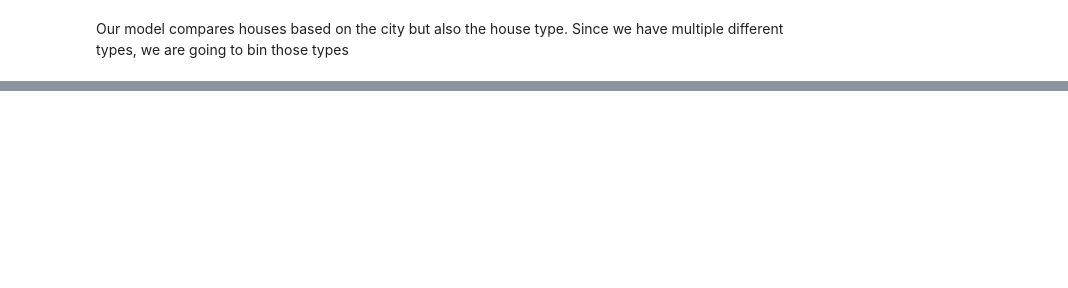
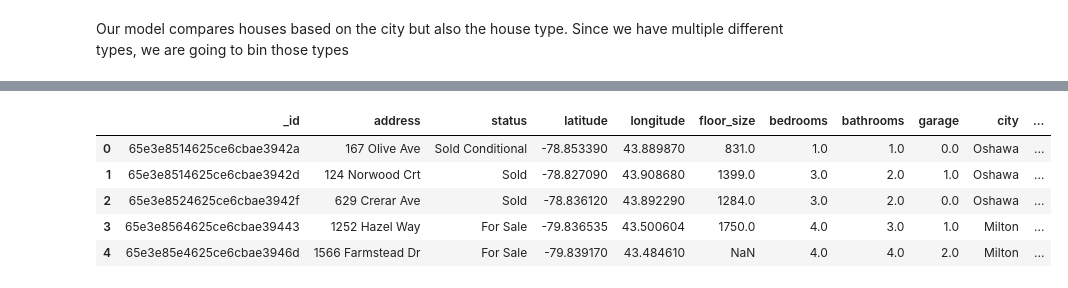
Before and after one commit to MaisieDeGraaf/Housing-Project_Final, a Jupyter notebook: Logistic_Regression_Model.ipynb, the cells around one changed output, grey strips where cells are left out. Cells and saved outputs as stored; diff of their text form; code cells hidden in the pictures; blank space fills up the shorter version.

```diff
--- a/Logistic_Regression_Model.ipynb
+++ b/Logistic_Regression_Model.ipynb
@@ -153,0 +285,60 @@ new_df = all_houses_df.copy()
+# %%
+#at function from https://www.statology.org/pandas-iterrows-update-value/
+#Oshawa
+for index, row in new_df.iterrows():
+  if (row['city'] == 'Oshawa') & (row['type_of_house'] =='Detached'):
+      new_df.at[index,'average'] = Oshawa_Detached_average_price
+  elif (row['city'] == 'Oshawa') & (row['type_of_house'] =='Condominium'):
+      new_df.at[index,'average'] = Oshawa_Condominium_average_price
+  elif (row['city'] == 'Oshawa') & (row['type_of_house'] =='Townhouse'):
+      new_df.at[index,'average'] = Oshawa_Townhouse_average_price
+  elif (row['city'] == 'Oshawa') & (row['type_of_house'] =='Other'):
+      new_df.at[index,'average'] = Oshawa_Other_average_price
+#Oakville
+for index, row in new_df.iterrows():
+  if (row['city'] == 'Oakville') & (row['type_of_house'] =='Detached'):
+      new_df.at[index,'average'] = Oakville_Detached_average_price
+  elif (row['city'] == 'Oakville') & (row['type_of_house'] =='Condominium'):
+      new_df.at[index,'average'] = Oakville_Condominium_average_price
+  elif (row['city'] == 'Oakville') & (row['type_of_house'] =='Townhouse'):
+      new_df.at[index,'average'] = Oakville_Townhouse_average_price
+  elif (row['city'] == 'Oakville') & (row['type_of_house'] =='Other'):
+      new_df.at[index,'average'] = Oakville_Other_average_price
+#Milton
+for index, row in new_df.iterrows():
+  if (row['city'] == 'Milton') & (row['type_of_house'] =='Detached'):
+      new_df.at[index,'average'] = Milton_Detached_average_price
+  elif (row['city'] == 'Milton') & (row['type_of_house'] =='Condominium'):
+      new_df.at[index,'average'] = Milton_Condominium_average_price
+  elif (row['city'] == 'Milton') & (row['type_of_house'] =='Townhouse'):
+      new_df.at[index,'average'] = Milton_Townhouse_average_price
+  elif (row['city'] == 'Milton') & (row['type_of_house'] =='Other'):
+      new_df.at[index,'average'] = Milton_Other_average_price
+#Vaughan
+for index, row in new_df.iterrows():
+  if (row['city'] == 'Vaughan') & (row['type_of_house'] =='Detached'):
+      new_df.at[index,'average'] = Vaughan_Detached_average_price
+  elif (row['city'] == 'Vaughan') & (row['type_of_house'] =='Condominium'):
+      new_df.at[index,'average'] = Vaughan_Condominium_average_price
+  elif (row['city'] == 'Vaughan') & (row['type_of_house'] =='Townhouse'):
+      new_df.at[index,'average'] = Vaughan_Townhouse_average_price
+  elif (row['city'] == 'Vaughan') & (row['type_of_house'] =='Other'):
+      new_df.at[index,'average'] = Vaughan_Other_average_price
+#Burlington
+for index, row in new_df.iterrows():
+  if (row['city'] == 'Burlington') & (row['type_of_house'] =='Detached'):
+      new_df.at[index,'average'] = Burlington_Detached_average_price
+  elif (row['city'] == 'Burlington') & (row['type_of_house'] =='Condominium'):
+      new_df.at[index,'average'] = Burlington_Condominium_average_price
+  elif (row['city'] == 'Burlington') & (row['type_of_house'] =='Townhouse'):
+      new_df.at[index,'average'] = Burlington_Townhouse_average_price
+  elif (row['city'] == 'Burlington') & (row['type_of_house'] =='Other'):
+      new_df.at[index,'average'] = Burlington_Other_average_price
+new_df.head()
+# %% [output]
+|  | _id | address | status | latitude | longitude | floor_size | bedrooms | bathrooms | garage | city | ... |
+| 0 | 65e3e8514625ce6cbae3942a | 167 Olive Ave | Sold Conditional | -78.853390 | 43.889870 | 831.0 | 1.0 | 1.0 | 0.0 | Oshawa | ... |
+| 1 | 65e3e8514625ce6cbae3942d | 124 Norwood Crt | Sold | -78.827090 | 43.908680 | 1399.0 | 3.0 | 2.0 | 1.0 | Oshawa | ... |
+| 2 | 65e3e8524625ce6cbae3942f | 629 Crerar Ave | Sold | -78.836120 | 43.892290 | 1284.0 | 3.0 | 2.0 | 0.0 | Oshawa | ... |
+| 3 | 65e3e8564625ce6cbae39443 | 1252 Hazel Way | For Sale | -79.836535 | 43.500604 | 1750.0 | 4.0 | 3.0 | 1.0 | Milton | ... |
+| 4 | 65e3e85e4625ce6cbae3946d | 1566 Farmstead Dr | For Sale | -79.839170 | 43.484610 | NaN | 4.0 | 4.0 | 2.0 | Milton | ... |
```
Also changed, not shown: parts of 20 cells of this notebook.
